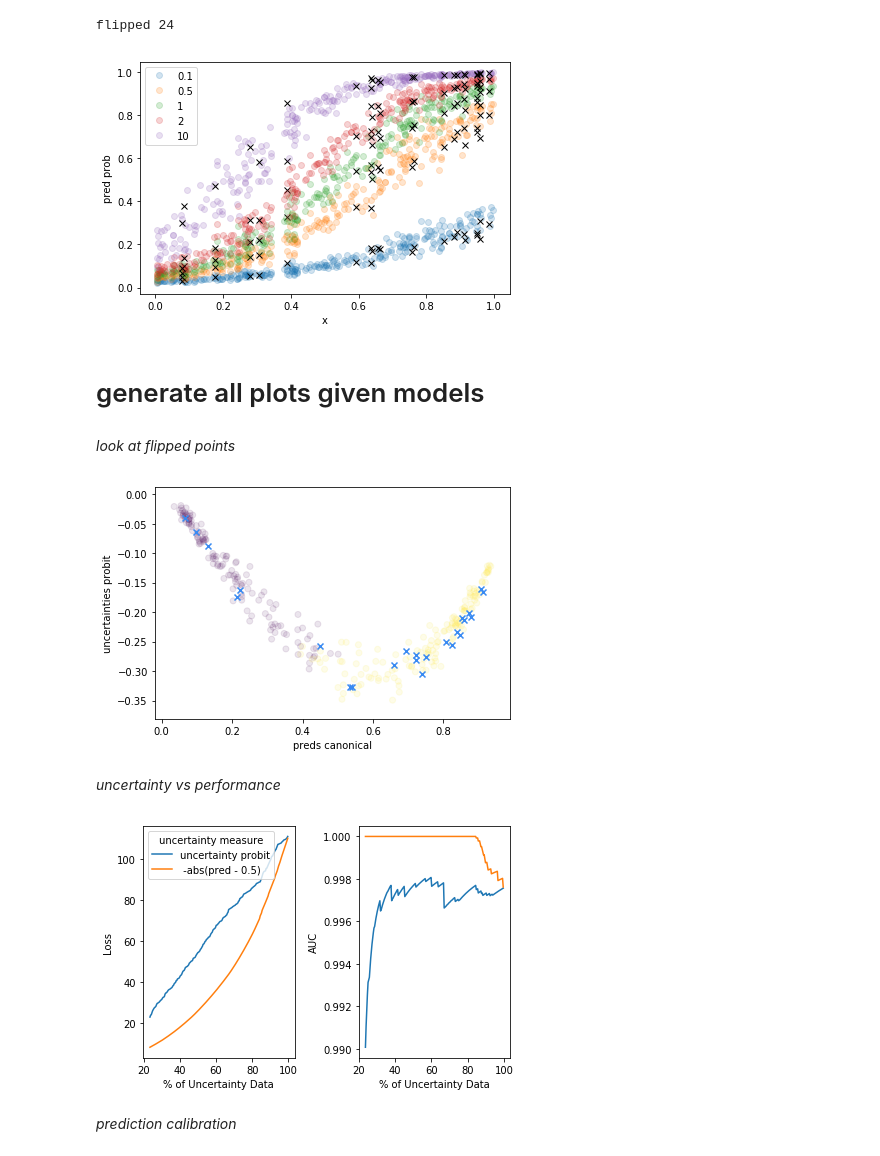
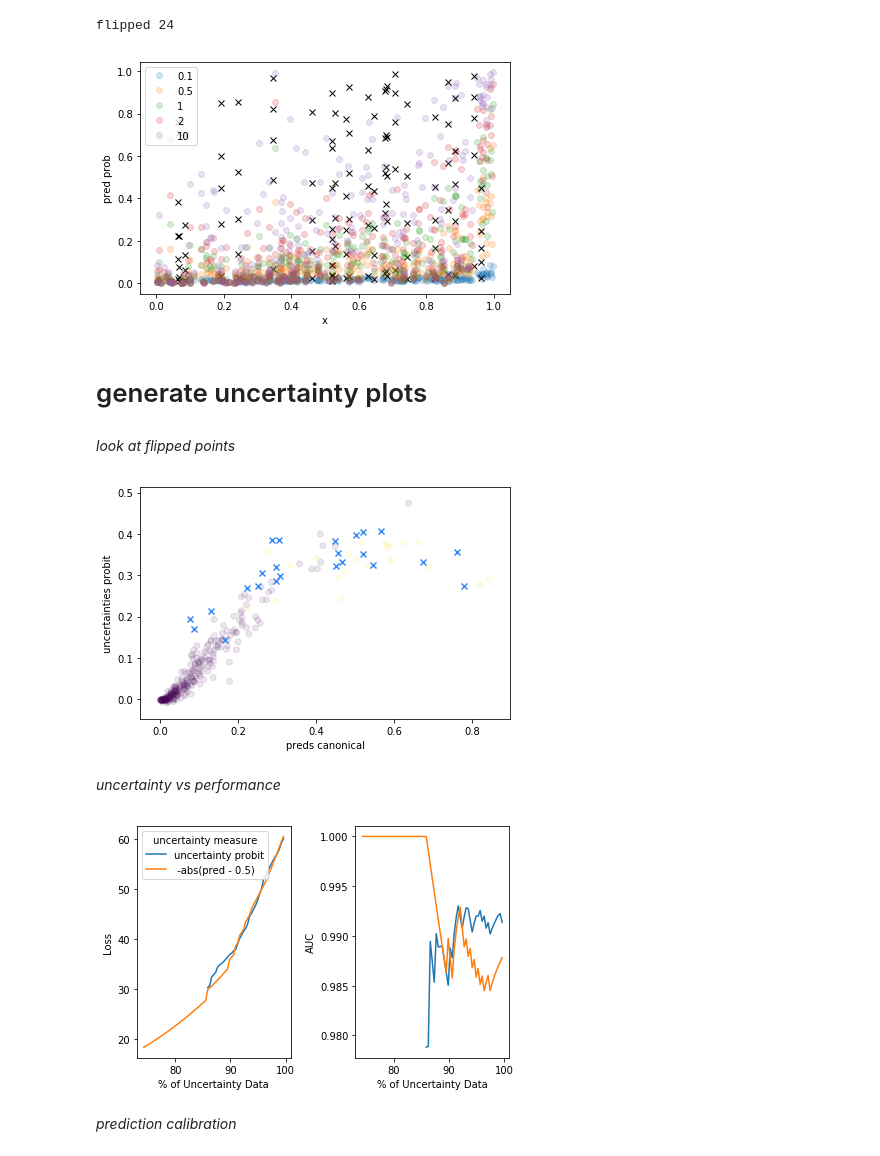
Before and after one commit to Pacmed/sensible-local-interpretations, a Jupyter notebook: sim/eda_sim_classification_flipped_labels.ipynb, the cells around one changed output. Drawn from its saved outputs; the diff is of its cells as text; code cells hidden in the pictures.

```diff
--- a/sim/eda_sim_classification_flipped_labels.ipynb
+++ b/sim/eda_sim_classification_flipped_labels.ipynb
@@ -33,9 +34,9 @@ The autoreload extension is already loaded. To reload it, use:
 # %%
 np.random.seed(13)
 N = 300
-p = 10
+p = 100
 X = np.random.rand(N, p)
-y = (X[:, 0] > 0.5).astype(np.int32)
+y = (X[:, 0] > 0.95).astype(np.int32)
 
 # flip some points
 num_to_flip = int(N * 0.08)
@@ -57,6 +58,7 @@ flipped 24
 models = []
 for class_weight in [0.1, 0.5, 1, 2, 10]:
     m = LogisticRegression(solver='lbfgs', random_state=13, class_weight={0: 1, 1: class_weight})
+#     m = DecisionTreeClassifier(random_state=13, class_weight={0: 1, 1: class_weight})
     m.fit(X, y)
     plt.plot(X[~flipped, 0], m.predict_proba(X)[~flipped, 1], 'o', label=str(class_weight), alpha=0.2)
     plt.plot(X[flipped, 0], m.predict_proba(X)[flipped, 1], 'x', color='black')
@@ -66,66 +68,68 @@ plt.ylabel('pred prob')
 plt.legend()
 plt.tight_layout()
 # %% [output]
-[figure, old version]
+[figure, new version]
 # %% [markdown]
-# generate all plots given models
+# generate uncertainty plots
 # %%
 m_diffident = models[1]
 m_canonical  = models[2]
 m_confident = models[3]
+f = m_canonical.predict_proba
 
 preds_diffident = m_diffident.predict_proba(X)
 preds_canonical = m_canonical.predict_proba(X)
 preds_confident = m_confident.predict_proba(X)
 
-uncertainties_probit = preds_confident - preds_diffident
+uncertainties_probit = (preds_confident - preds_diffident)[:, 1]
 # %% [markdown]
 *look at flipped points*
 # %%
-plt.scatter(preds_canonical[~flipped, 1], uncertainties_probit[~flipped, 0], c=y[~flipped], alpha=0.1)
-plt.scatter(preds_canonical[flipped, 1], uncertainties_probit[flipped, 0], color=cblue, marker='x')
+plt.scatter(preds_canonical[~flipped, 1], uncertainties_probit[~flipped], c=y[~flipped], alpha=0.1)
+plt.scatter(preds_canonical[flipped, 1], uncertainties_probit[flipped], color=cblue, marker='x')
 plt.xlabel('preds canonical')
 plt.ylabel('uncertainties probit')
 plt.tight_layout()
 plt.savefig(oj(out_dir, 'check_flips.pdf'))
 # %% [output]
-[figure, old version]
+[figure, new version]
 # %% [markdown]
 *uncertainty vs performance*
 # %%
-uncertainty_from_pred = -1 * np.abs(preds_canonical[:, 1]-0.5)
+idxs = ~flipped
+uncertainty_from_pred = -1 * np.abs(preds_canonical[:, 1] - 0.5)
 
-percentages, performances = utils.get_performance_vs_uncertainty(y[~flipped], preds_canonical[~flipped], uncertainties_probit[~flipped],
+percentages, performances = utils.get_performance_vs_uncertainty(y[idxs], preds_canonical[idxs], uncertainties_probit[idxs],
                                   y_axis_label='Loss', performance_fn_args={'reduction': 'sum'})
-percentages_pred, performances_pred = utils.get_performance_vs_uncertainty(y[~flipped], preds_canonical[~flipped], uncertainty_from_pred[~flipped],
+percentages_pred, performances_pred = utils.get_performance_vs_uncertainty(y[idxs], preds_canonical[idxs], uncertainty_from_pred[idxs],
                                   y_axis_label='Loss', performance_fn_args={'reduction': 'sum'})
 # todo - add the other baseline (based on weights)
 
-percentages_auc, performances_auc = utils.get_performance_vs_uncertainty(y[~flipped], preds_canonical[~flipped, 1], uncertainties_probit[~flipped],
+percentages_auc, performances_auc = utils.get_performance_vs_uncertainty(y[idxs], preds_canonical[idxs, 1], uncertainties_probit[idxs],
                                   y_axis_label='AUC', performance_fn=utils.roc_auc_score)
-percentages_auc_pred, performances_auc_pred = utils.get_performance_vs_uncertainty(y[~flipped], preds_canonical[~flipped, 1], uncertainty_from_pred[~flipped],
+percentages_auc_pred, performances_auc_pred = utils.get_performance_vs_uncertainty(y[idxs], preds_canonical[idxs, 1], uncertainty_from_pred[idxs],
                                   y_axis_label='AUC', performance_fn=utils.roc_auc_score)
 
 R, C = 1, 2
 plt.subplot(R, C, 1)
 plt.plot(percentages, performances, label='uncertainty probit')
 plt.plot(percentages_pred, performances_pred, label=' -abs(pred - 0.5)')
 plt.xlabel('% of Uncertainty Data')
 plt.ylabel('Loss')
 plt.legend(title='uncertainty measure')
 
 plt.subplot(R, C, 2)
 plt.plot(percentages_auc, performances_auc, label='uncertainty probit')
 plt.plot(percentages_auc_pred, performances_auc_pred, label=' -abs(pred - 0.5)')
 plt.xlabel('% of Uncertainty Data')
 plt.ylabel('AUC')
 # plt.legend(title='uncertainty measure')
 
 plt.tight_layout()
 plt.savefig(oj(out_dir, 'uncertainty_v_perf.pdf'))
 plt.show()
 # %% [output]
-[figure, old version]
+[figure, new version]
 # %% [markdown]
 *prediction calibration*
 # %%
```
Also changed, not shown: parts of 14 cells of this notebook.
